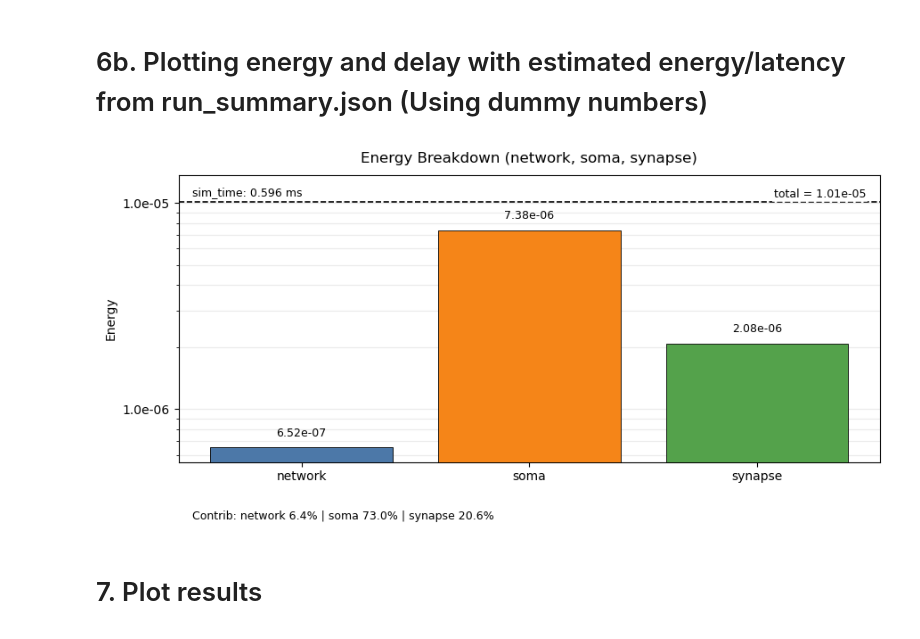
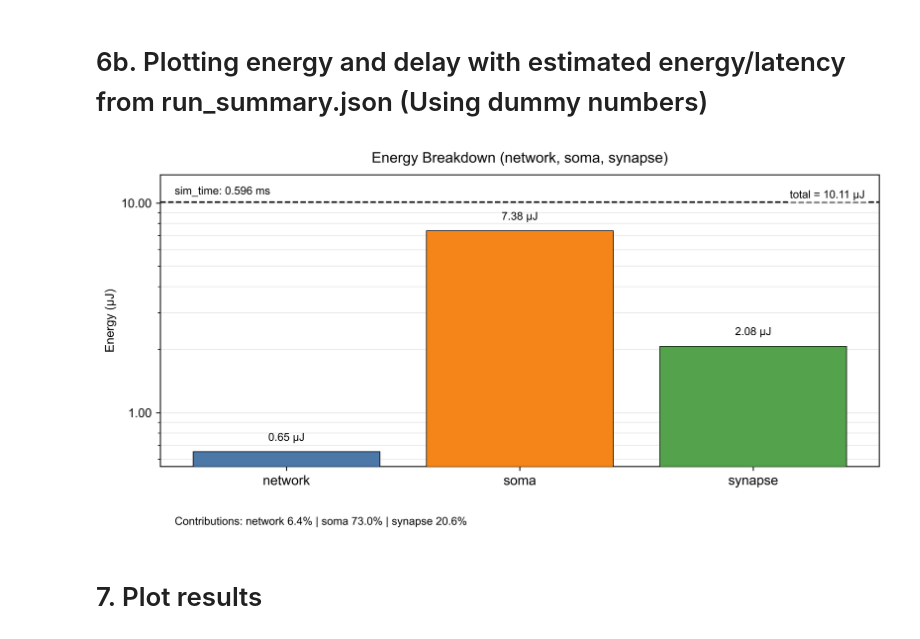
Before and after one commit to kameron-gano/Fugu_dev, a Jupyter notebook: fugu/nscale_flow/flow.ipynb, the cells around one changed output. Drawn from its saved outputs; the diff is of its cells as text; code cells hidden in the pictures.

Commit message:
Reformatted energy plot breakdown

```diff
--- a/fugu/nscale_flow/flow.ipynb
+++ b/fugu/nscale_flow/flow.ipynb
@@ -275,69 +275,68 @@ energy = summary["energy"]
 sim_time_ms = float(summary["sim_time"]) * 1e3
 
 labels = ["network", "soma", "synapse"]  # ignore dendrite (0)
-vals = np.array([energy[k] for k in labels], dtype=float)
-total = float(energy["total"])
 
-def sci(x, _):
-    return f"{x:.1e}"
+# convert J -> uJ
+vals = np.array([energy[k] for k in labels], dtype=float) * 1e6
+total = float(energy["total"]) * 1e6
 
+def micro_fmt(x, _):
+    return f"{x:.2f}"
 
 fig, ax1 = plt.subplots(figsize=(9, 4.5))
 
-
 colors = ["#4C78A8", "#F58518", "#54A24B"]
 bars = ax1.bar(labels, vals, color=colors, edgecolor="black", linewidth=0.6, zorder=3)
+for tick in ax1.get_xticklabels():
+    tick.set_fontname("Arial")
+    tick.set_fontsize(11)
 
 ax1.set_yscale("log")
-ax1.set_ylabel("Energy")
-ax1.set_title("Energy Breakdown (network, soma, synapse)", pad=10)
+ax1.set_ylabel("Energy (µJ)", size=10)
+ax1.set_title("Energy Breakdown (network, soma, synapse)", size=12, pad=10)
 
 positive_vals = vals[vals > 0]
 ymin = positive_vals.min() * 0.85
 ymax = max(total, vals.max()) * 1.35
 ax1.set_ylim(ymin, ymax)
 
+ax1.tick_params(axis="y", labelsize=10)
 
 ax1.axhline(total, color="black", linestyle="--", linewidth=1.2, zorder=2)
 
 trans = blended_transform_factory(ax1.transAxes, ax1.transData)
 ax1.text(
-    0.98, total * 1.02, f"total = {total:.2e}",
+    0.98, total * 1.02, f"total = {total:.2f} µJ",
     transform=trans, ha="right", va="bottom", fontsize=9,
     bbox=dict(facecolor="white", edgecolor="none", alpha=0.8, pad=1.5)
 )
 
-# bar value labels
 for b, v in zip(bars, vals):
     ax1.text(
-        b.get_x() + b.get_width() / 2, v * 1.10, f"{v:.2e}",
+        b.get_x() + b.get_width() / 2, v * 1.10, f"{v:.2f} µJ",
         ha="center", va="bottom", fontsize=9
     )
 
-ax1.yaxis.set_major_formatter(FuncFormatter(sci))
+ax1.yaxis.set_major_formatter(FuncFormatter(micro_fmt))
 ax1.grid(axis="y", which="both", alpha=0.25, zorder=0)
-
 
 pct = 100 * vals / vals.sum()
 ax1.text(
     0.02, -0.20,
-    f"Contrib: network {pct[0]:.1f}% | soma {pct[1]:.1f}% | synapse {pct[2]:.1f}%",
+    f"Contributions: network {pct[0]:.1f}% | soma {pct[1]:.1f}% | synapse {pct[2]:.1f}%",
     transform=ax1.transAxes, fontsize=9
 )
-
 
 ax1.text(
     0.02, 0.96, f"sim_time: {sim_time_ms:.3f} ms",
     transform=ax1.transAxes, ha="left", va="top", fontsize=9,
     bbox=dict(facecolor="white", edgecolor="none", alpha=0.75, pad=1.5)
 )
 
 plt.tight_layout()
 plt.show()
-
-# scale everything to uJ
 # %% [output]
-[figure, old version]
+[figure, new version]
 # %% [markdown]
 # 7. Plot results
 # %%
```
Also changed, not shown: parts of 1 cell of this notebook, 4 other files.
